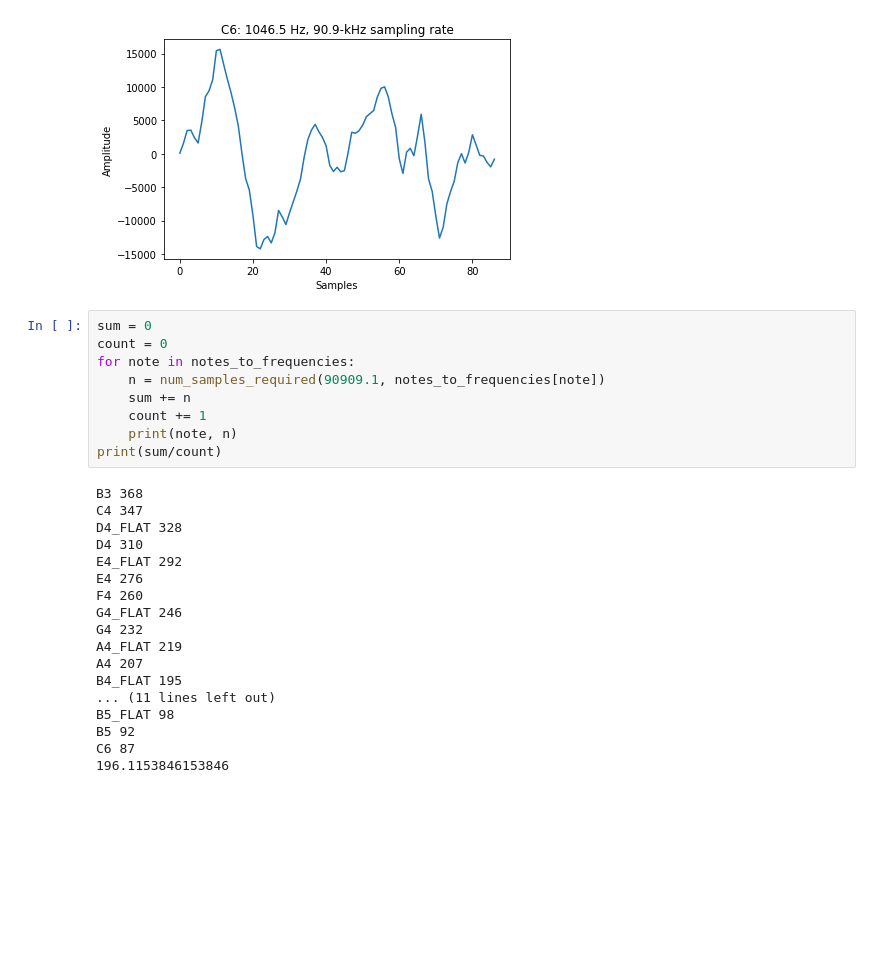
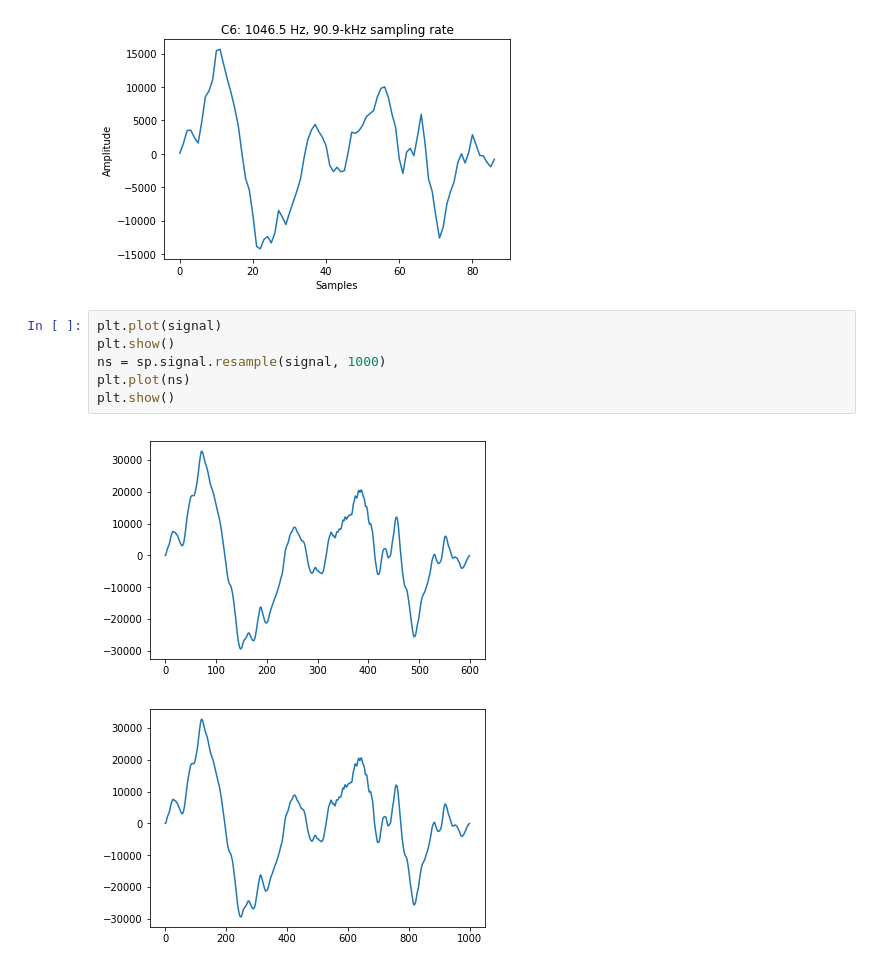
Before and after one commit to henry-muller/eecs149-proj, a Jupyter notebook: Waves.ipynb, the cells around one changed output. Cells and saved outputs as stored; diff of their text form; blank space fills up the shorter version.

```diff
--- a/Waves.ipynb
+++ b/Waves.ipynb
@@ -209,30 +209,12 @@ plt.savefig('c6.pdf')
 # %% [output]
 [figure]
 [figure]
-# %%
-sum = 0
-count = 0
-for note in notes_to_frequencies:
-    n = num_samples_required(90909.1, notes_to_frequencies[note])
-    sum += n
-    count += 1
-    print(note, n)
-print(sum/count)
-# %% [output]
-B3 368
-C4 347
-D4_FLAT 328
-D4 310
-E4_FLAT 292
-E4 276
-F4 260
-G4_FLAT 246
-G4 232
-A4_FLAT 219
-A4 207
-B4_FLAT 195
-... (11 lines left out)
-B5_FLAT 98
-B5 92
-C6 87
-196.1153846153846
+# %%
+plt.plot(signal)
+plt.show()
+ns = sp.signal.resample(signal, 1000)
+plt.plot(ns)
+plt.show()
+# %% [output]
+[figure, added]
+[figure, added]
```
Also changed, not shown: 1 other file.
